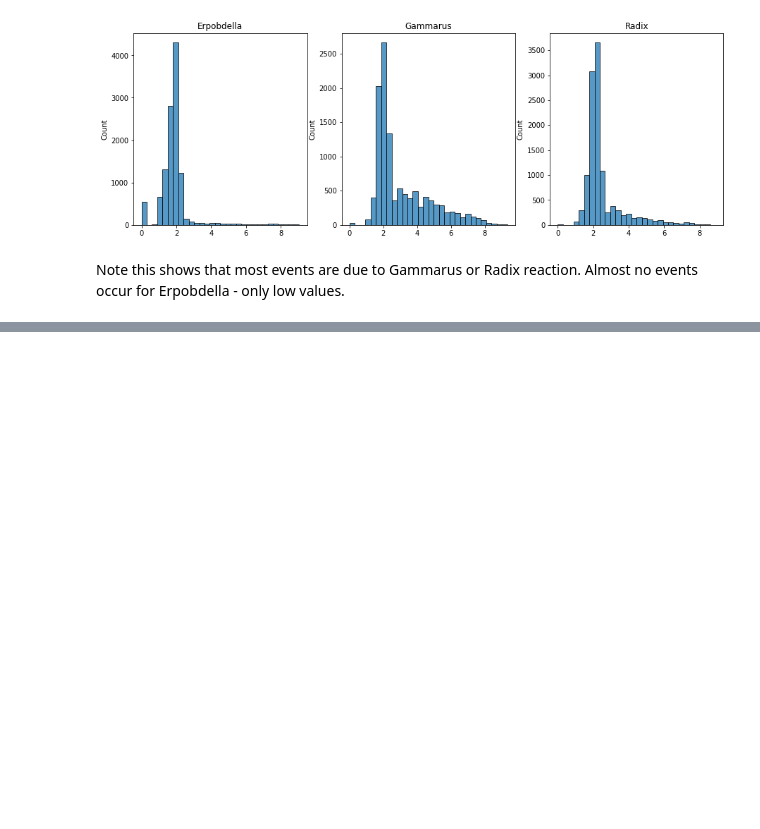
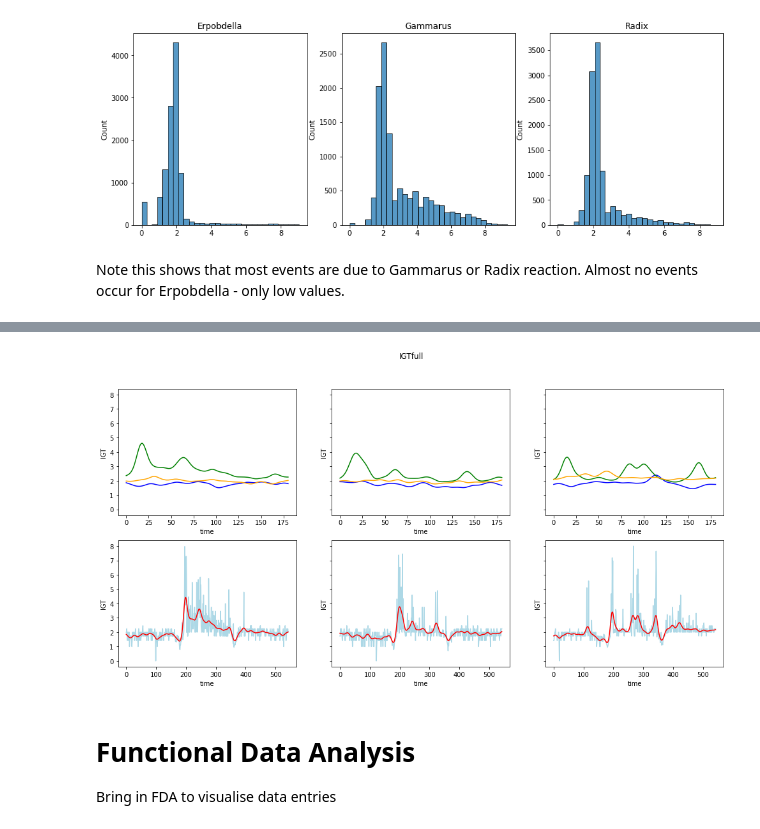
Before and after one commit to ruckapark/IndicateurGlobal, a Jupyter notebook: TERRAIN_eventsFDA.ipynb, the cells around one changed output, grey strips where cells are left out. Saved outputs shown, nothing was run; the diff lists cells and outputs as text; code cells hidden in the pictures; blank space fills up the shorter version.

```diff
--- a/TERRAIN_eventsFDA.ipynb
+++ b/TERRAIN_eventsFDA.ipynb
@@ -115,0 +209,6 @@ Almost no events occur for Erpobdella - only low values.
+# %%
+df_full = pd.DataFrame(index = np.arange(3*data['E'].shape[0]),columns = data['E'].columns)
+for col in data[[*data][0]].columns:
+    df_full[col] = join_series({s:data[s][col] for s in [*species]})
+
+df_full.head()
@@ -115,0 +223,29 @@ Almost no events occur for Erpobdella - only low values.
+# %%
+#convert to functional data
+IGT_data_matrix = [np.around(np.array(df_full[col],dtype = np.float64),decimals = 3) for col in df_full.columns]
+IGT_grid_points = [i for i in range(df_full.shape[0])]
+IGT_fd = FDataGrid(IGT_data_matrix,IGT_grid_points,
+                   dataset_name = 'IGTfull',
+                   argument_names = ('time',),
+                   coordinate_names = ('IGT',)
+                   )
+
+#smooth functional data
+Fdata_full = KernelSmoother(
+    kernel_estimator=NadarayaWatsonHatMatrix(bandwidth = 5),
+).fit_transform(IGT_fd)
+# %%
+#visualise smoothing
+fig_ev_MD,ax_ev_MD = plt.subplots(2,3,figsize = (17,8),sharex = False,sharey = True)
+for i in range(3):
+    Fdata['E'][i].plot(ax_ev_MD[0,i],color = 'blue')
+    Fdata['G'][i].plot(ax_ev_MD[0,i],color = 'green')
+    Fdata['R'][i].plot(ax_ev_MD[0,i],color = 'orange')
+    ax_ev_MD[1,i].plot(df_full[df_full.columns[i]],color = 'lightblue')
+    Fdata_full[i].plot(ax_ev_MD[1,i],color = 'red')
+# %% [output]
+[figure, added]
+# %% [markdown]
+# Functional Data Analysis
+
+Bring in FDA to visualise data entries
```
Also changed, not shown: parts of 16 cells of this notebook, 1 other file.
